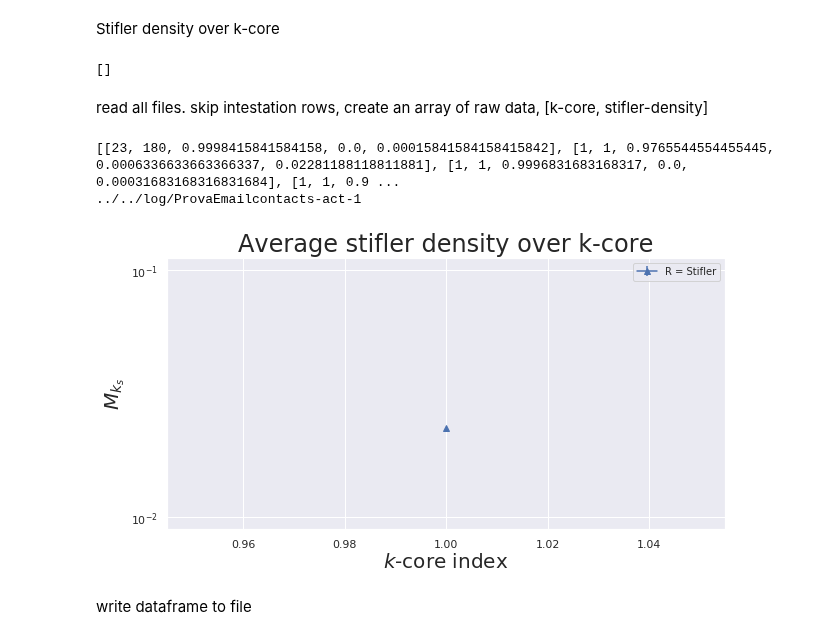
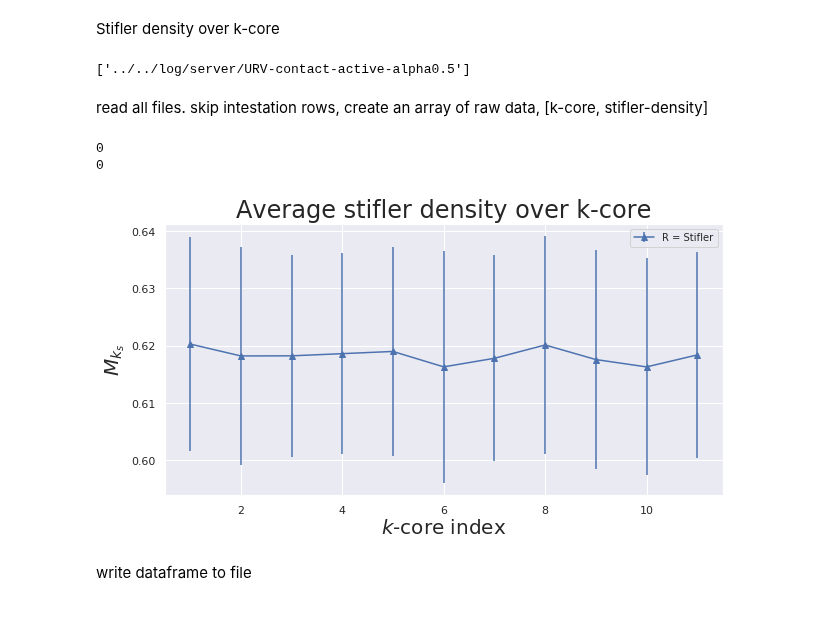
Before and after one commit to BFSteam/memory, a Jupyter notebook: jup/python/Stifler Density Over K-Core.ipynb, the cells around one changed output. Drawn from its saved outputs; the diff is of its cells as text; code cells hidden in the pictures.

```diff
--- a/jup/python/Stifler Density Over K-Core.ipynb
+++ b/jup/python/Stifler Density Over K-Core.ipynb
@@ -23,19 +23,19 @@ plt.rcParams['figure.figsize'] = [10,5]
 plt.rcParams['patch.force_edgecolor'] = True
 plt.rcParams['font.size'] = 18
 # %%
-mypath = '../../log/'
-dirs = [join(mypath, f) for f in listdir(mypath) if isdir(join(mypath,f)) and "Emailcontacts-act-1" in f ]
+mypath = '../../log/server'
+dirs = [join(mypath, f) for f in listdir(mypath) if isdir(join(mypath,f)) and "alpha0.5" in f ]
 #dirs = [join(mypath, f) for f in listdir(mypath) if isdir(join(mypath,f)) and ("Graph" in f or "URV" in f)]
 dirs
 # %% [output]
-[]
+['../../log/server/URV-contact-active-alpha0.5']
 # %% [markdown]
 read all files. skip intestation rows, create an array of raw data, [k-core, stifler-density]
 # %%
 G = nx.Graph()
 EmailURV = '../../src/datasets/EmailURV/EmailURV.csv'
 Emailcontacts = '../../src/datasets/Emailcontacts/Emailcontacts.csv'
-with open(Emailcontacts, 'r') as file:
+with open(EmailURV, 'r') as file:
     reader = csv.reader(file, delimiter=",")
     for row in reader:
         G.add_edge(int(row[0]), int(row[1]))
@@ -43,7 +43,7 @@ N_AGENTS = len(G.nodes())
 # %%
 cleanlist_final = []
 rawdataframe = pd.DataFrame()
-time = 500
+time = 60
 for ddir in dirs:
     dff = pd.DataFrame()
     kdirs = [f for f in listdir(ddir) if isdir(join(ddir,f))]
@@ -82,9 +82,13 @@ for ddir in dirs:
         s_den /= total
         i_den /= total
         r_den /= total
-        degree = G.degree(number)
+
+        try:
+            degree = G.degree(number)
+        except:
+            print(number)
         rawdensities.append([k_core, degree, s_den, i_den, r_den])
-    print(rawdensities)
+    #print(rawdensities)
 
     # clean spreading that failed
     rawdensities = [el for el in rawdensities if el[2] < 0.99]
@@ -143,14 +147,14 @@ for ddir in dirs:
     #ax2.errorbar(k_m, s_m, yerr=s_s, fmt='gs-', label='S = Ignorant')
     #ax2.errorbar(k_m, i_m, yerr=i_s, fmt='ro-', label='I = Spreader')
     ax2.errorbar(k_m, r_m, yerr=r_s, fmt='b^-', label='R = Stifler')
-    ax2.set_yscale('log')
+    #ax2.set_yscale('log')
 
-    print(ddir)
+    #print(ddir)
     plt.legend(loc='left', fontsize=10)
     plt.title("Average stifler density over k-core", fontsize=24)
     plt.ylabel("$M_{k_s}$", fontsize=20)
     plt.xlabel("$k$-core index", fontsize=20)
-    plt.savefig("stiflerdensityoverkcore"+ddir[10:]+".pdf")
+    #plt.savefig("stiflerdensityoverkcore"+ddir[10:]+".pdf")
     plt.show()
 
     cleanlist_final.append(cleanlist)
@@ -271,36 +275,36 @@ for ddir in dirs:
     #
     finaldict = {}
     for key in dict:
         if key[0] == 0:
             continue
         if key[2] == 0:
             continue
         finaldict[(key[0], key[2])] = dict[key]
     #
     # Put everything in list and create a new dataframe df
     # plot the data
     #
     kk = []
     dd = []
     rr = []
     for key in finaldict:
         kk.append(key[0])
         dd.append(key[1])
         rr.append(finaldict[key])
     df = pd.DataFrame(data={'k-core': kk, 'degree': dd, 'stiflers': rr})
     df =df.pivot("degree", "k-core", "stiflers", ).fillna(0)
     df = df.iloc[::-1]
     #df = df.applymap(np.log)
     f, ax = plt.subplots()
     sns.heatmap(df, linewidths=0, ax=ax, square=True, )
     plt.title("Mks over ks and k")
     plt.savefig("Mksoverksandk"+ddir[10:]+".pdf")
     plt.show()
     """
 # %% [output]
-[[23, 180, 0.9998415841584158, 0.0, 0.00015841584158415842], [1, 1, 0.9765544554455445, 0.0006336633663366337, 0.02281188118811881], [1, 1, 0.9996831683168317, 0.0, 0.00031683168316831684], [1, 1, 0.9 ...
-../../log/ProvaEmailcontacts-act-1
+0
+0
-[figure, old version]
+[figure, new version]
 # %% [markdown]
 write dataframe to file
 # %%
```
Also changed, not shown: 7 other files.
